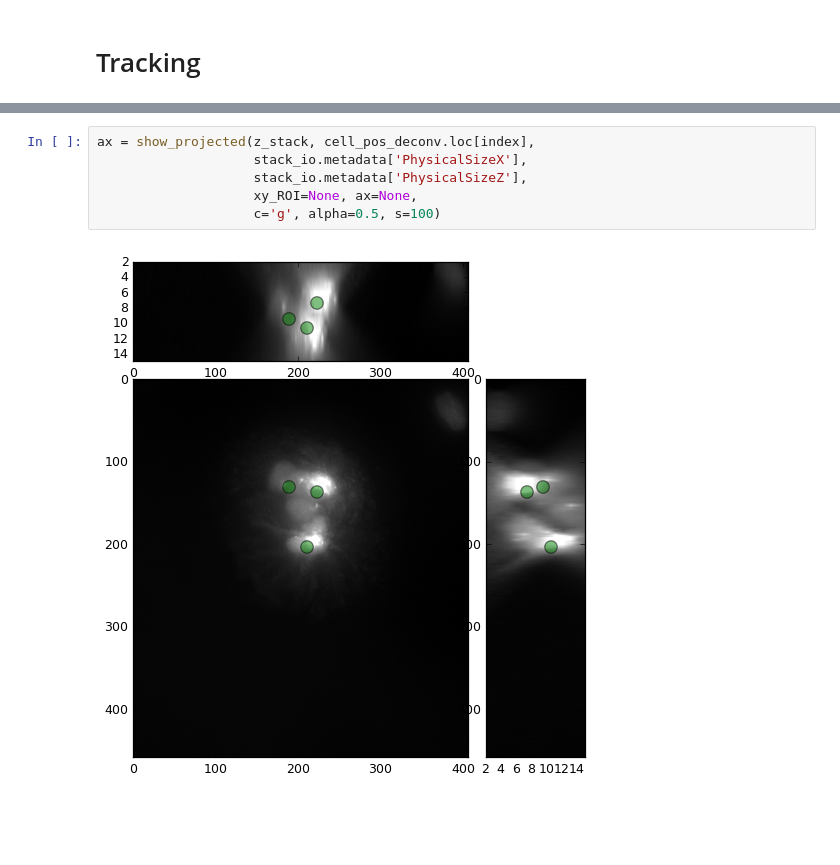
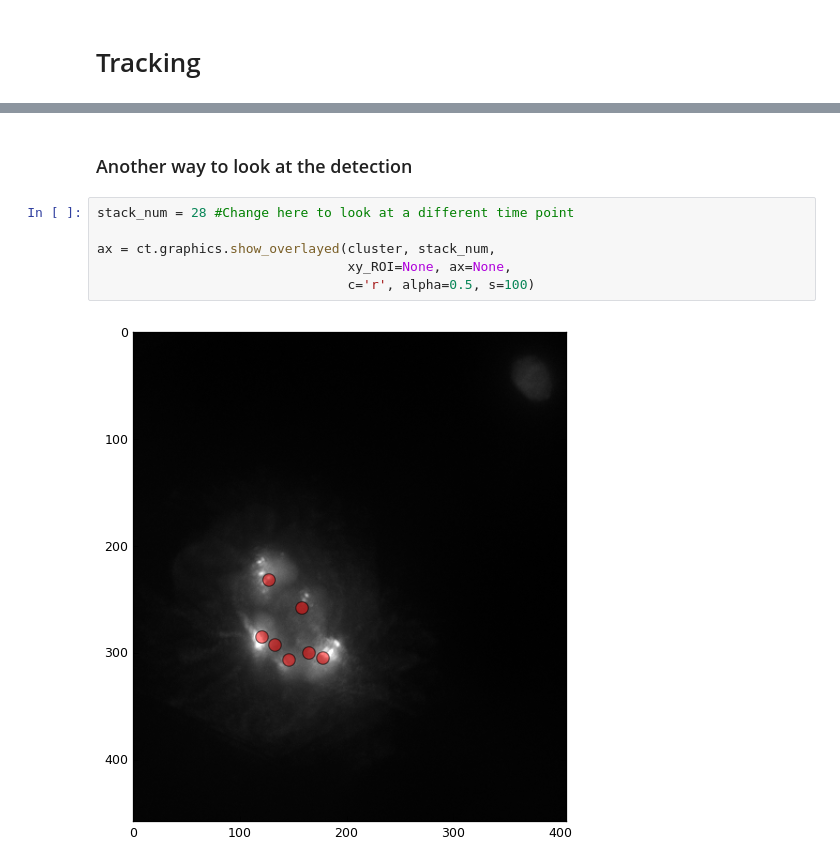
Before and after one commit to glyg/cell-tracker, a Jupyter notebook: notebooks/Segmentation and Tracking.ipynb, the cells around one changed output, grey strips where cells are left out. Saved outputs shown, nothing was run; the diff lists cells and outputs as text; blank space fills up the shorter version.

```diff
--- a/notebooks/Segmentation and Tracking.ipynb
+++ b/notebooks/Segmentation and Tracking.ipynb
@@ -148,8 +108,10 @@ ax = show_projected(z_stack, cell_positions.loc[index],
-# %%
-ax = show_projected(z_stack, cell_pos_deconv.loc[index],
-                    stack_io.metadata['PhysicalSizeX'],
-                    stack_io.metadata['PhysicalSizeZ'],
-                    xy_ROI=None, ax=None,
-                    c='g', alpha=0.5, s=100)
-# %% [output]
-[figure, removed]
+# %% [markdown]
+### Another way to look at the detection
+# %%
+stack_num = 28 #Change here to look at a different time point
+
+ax = ct.graphics.show_overlayed(cluster, stack_num,
+                                xy_ROI=None, ax=None,
+                                c='r', alpha=0.5, s=100)
+# %% [output]
+[figure, added]
```
Also changed, not shown: parts of 38 cells of this notebook, 8 other files.
